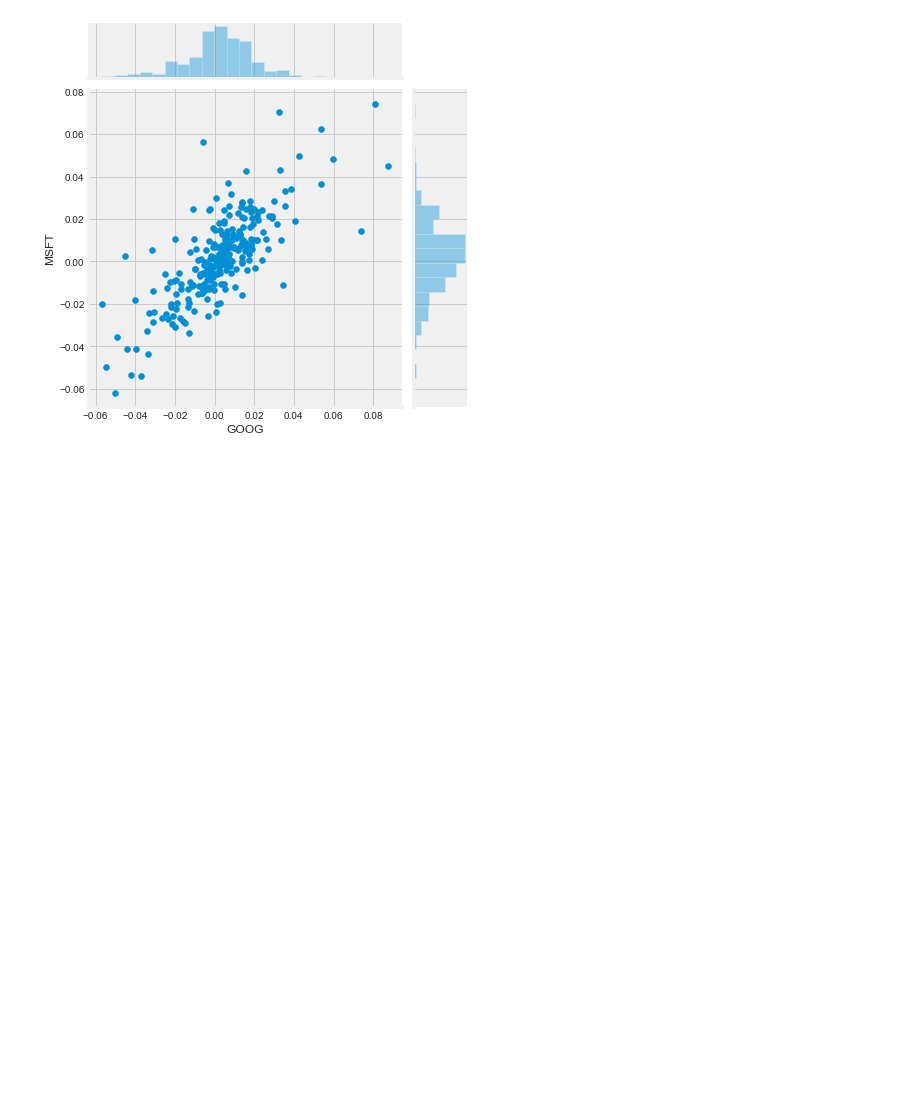
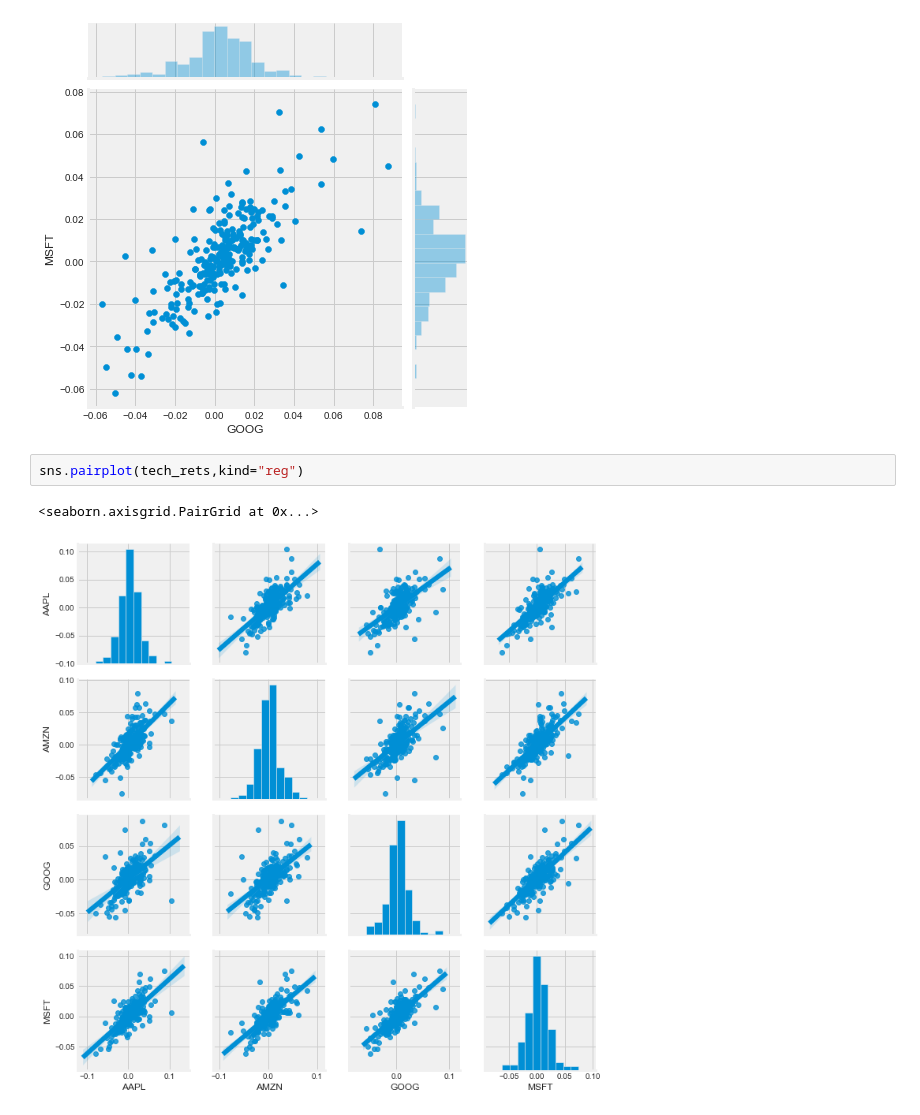
Before and after one commit to HaoLiNick/Coding2021, a Jupyter notebook: Stock/Stock_LSTM_Kaggle.ipynb, the cells around one changed output. Cells and saved outputs as stored; diff of their text form; blank space fills up the shorter version.

```diff
--- a/Stock/Stock_LSTM_Kaggle.ipynb
+++ b/Stock/Stock_LSTM_Kaggle.ipynb
@@ -270,3 +270,8 @@ sns.jointplot('GOOG', 'MSFT', tech_rets, kind='scatter')
 # %% [output]
 <seaborn.axisgrid.JointGrid at 0x...>
 [figure]
+# %%
+sns.pairplot(tech_rets,kind="reg")
+# %% [output]
+<seaborn.axisgrid.PairGrid at 0x...>
+[figure, added]
```
Also changed, not shown: parts of 4 cells of this notebook.
